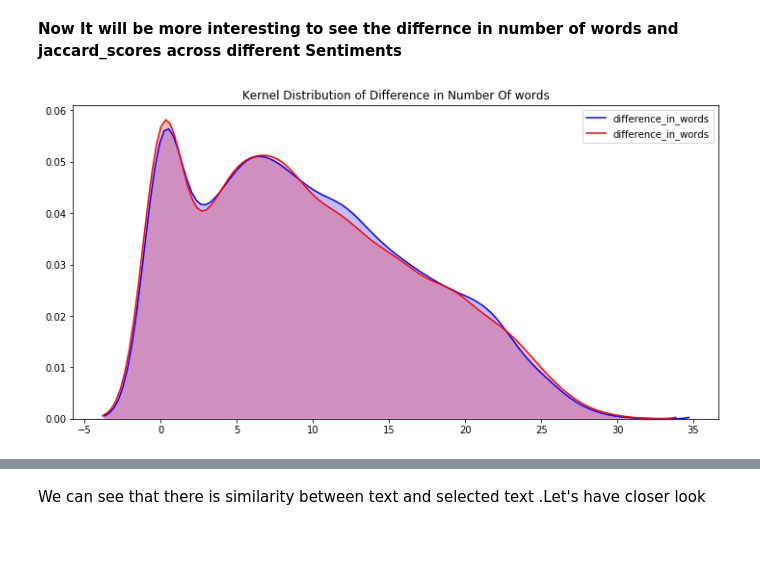
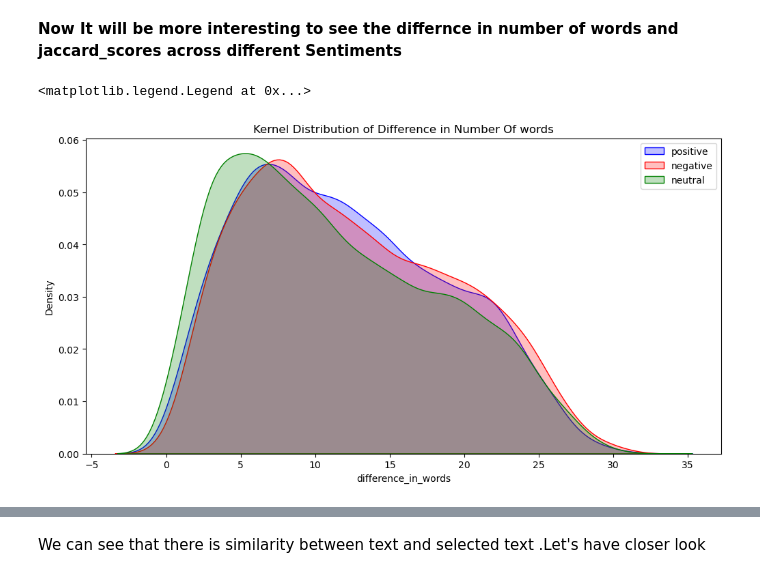
Before and after one commit to A7medM0sta/Sentiment_Analysis, a Jupyter notebook: edit-twitter-sentiment-analysis-eda-an-0169db.ipynb, the cells around one changed output, grey strips where cells are left out. Drawn from its saved outputs; the diff is of its cells as text; code cells hidden in the pictures; blank space fills up the shorter version.

```diff
--- a/edit-twitter-sentiment-analysis-eda-an-0169db.ipynb
+++ b/edit-twitter-sentiment-analysis-eda-an-0169db.ipynb
@@ -99,9 +49,9 @@ def random_colours(number_of_colors):
 # %% [markdown]
 # Reading the Data
 # %%
-train = pd.read_csv('/kaggle/input/tweet-sentiment-extraction/train.csv')
-test = pd.read_csv('/kaggle/input/tweet-sentiment-extraction/test.csv')
-ss = pd.read_csv('/kaggle/input/tweet-sentiment-extraction/sample_submission.csv')
+train = pd.read_csv("tweet-sentiment-extraction/train.csv")
+test = pd.read_csv("tweet-sentiment-extraction/test.csv")
+ss = pd.read_csv("tweet-sentiment-extraction/sample_submission.csv")
 # %%
 train.head()
 # %% [output]
@@ -225,17 +237,21 @@ results_jaccard=[]
 
 for ind,row in train.iterrows():
     sentence1 = row.text
-    sentence2 = row.selected_text
+    sentence2 = row.sentiment
 
     jaccard_score = jaccard(sentence1,sentence2)
     results_jaccard.append([sentence1,sentence2,jaccard_score])
 # %%
-jaccard = pd.DataFrame(results_jaccard,columns=["text","selected_text","jaccard_score"])
+jaccard = pd.DataFrame(results_jaccard, columns=["text", "sentiment", "jaccard_score"])
 train = train.merge(jaccard,how='outer')
 # %%
-train['Num_words_ST'] = train['selected_text'].apply(lambda x:len(str(x).split())) #Number Of words in Selected Text
+train["Sentiment"] = train["sentiment"].apply(
+    lambda x: len(str(x).split())
+)  # Number Of words in Selected Text
 train['Num_word_text'] = train['text'].apply(lambda x:len(str(x).split())) #Number Of words in main text
-train['difference_in_words'] = train['Num_word_text'] - train['Num_words_ST'] #Difference in Number of words text and Selected Text
+train["difference_in_words"] = (
+    train["Num_word_text"] - train["Sentiment"]
+)  # Difference in Number of words text and Selected Text
 # %%
 train.head()
 # %% [output]
@@ -277,6 +285,11 @@ p1=sns.kdeplot(train['Num_word_text'], shade=True, color="b")
 # %%
 plt.figure(figsize=(12,6))
 p1=sns.kdeplot(train[train['sentiment']=='positive']['difference_in_words'], shade=True, color="b").set_title('Kernel Distribution of Difference in Number Of words')
 p2=sns.kdeplot(train[train['sentiment']=='negative']['difference_in_words'], shade=True, color="r")
+p3 = sns.kdeplot(
+    train[train["sentiment"] == "neutral"]["difference_in_words"], shade=True, color="g"
+)
+plt.legend(labels=["positive", "negative", "neutral"])
 # %% [output]
+<matplotlib.legend.Legend at 0x...>
-[figure, old version]
+[figure, new version]
```
Also changed, not shown: parts of 39 cells of this notebook.
